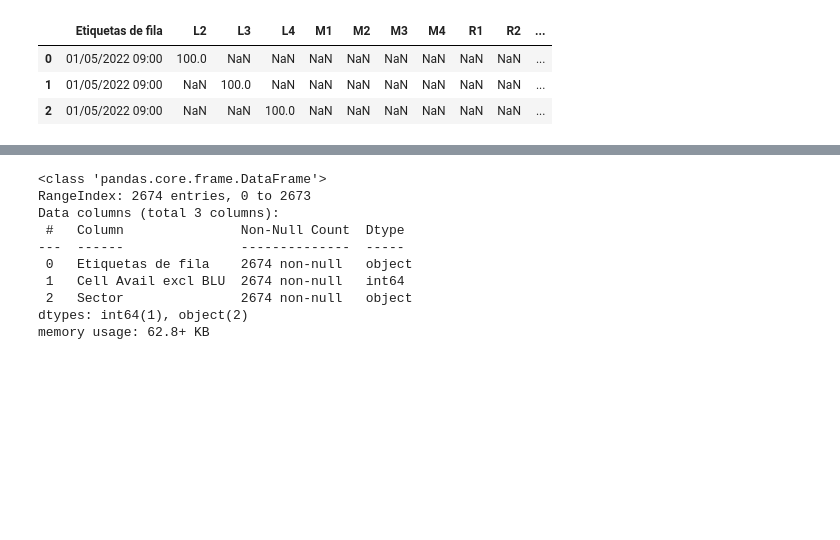
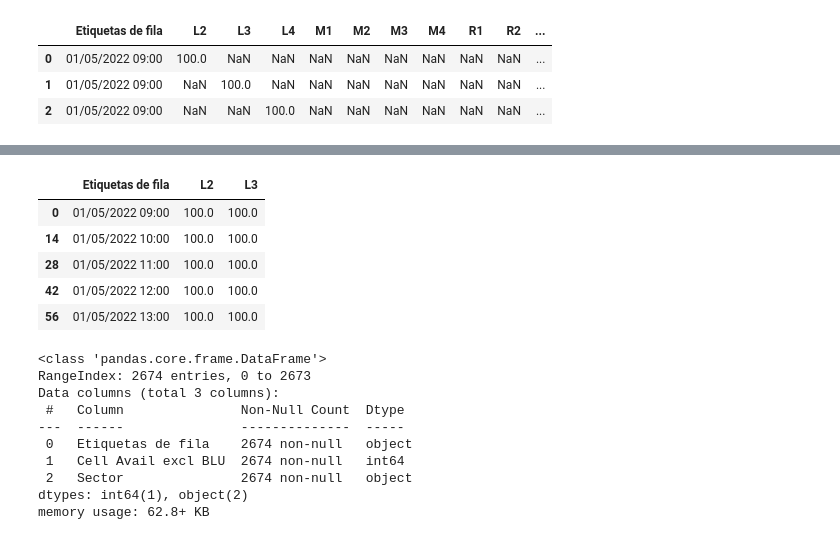
Before and after one commit to osm3rr/opn-nokia, a Jupyter notebook: tests.ipynb, the cells around one changed output, grey strips where cells are left out. Drawn from its saved outputs; the diff is of its cells as text; code cells hidden in the pictures; blank space fills up the shorter version.

```diff
--- a/tests.ipynb
+++ b/tests.ipynb
@@ -556,6 +614,15 @@ l4 = df_1[ (df_1['L4'] > 0)][["Etiquetas de fila", "L4"]]
 # join the data frame
 #df.join(other.set_index('key'), on='key')
 l23 = l2.join( l3.set_index( 'Etiquetas de fila' ), on="Etiquetas de fila" )
+# %%
+l23.head()
+# %% [output]
+|  | Etiquetas de fila | L2 | L3 |
+| 0 | 01/05/2022 09:00 | 100.0 | 100.0 |
+| 14 | 01/05/2022 10:00 | 100.0 | 100.0 |
+| 28 | 01/05/2022 11:00 | 100.0 | 100.0 |
+| 42 | 01/05/2022 12:00 | 100.0 | 100.0 |
+| 56 | 01/05/2022 13:00 | 100.0 | 100.0 |
 # %%
 df_graph_1.info()
 # %% [output]
```
Also changed, not shown: parts of 6 cells of this notebook.
